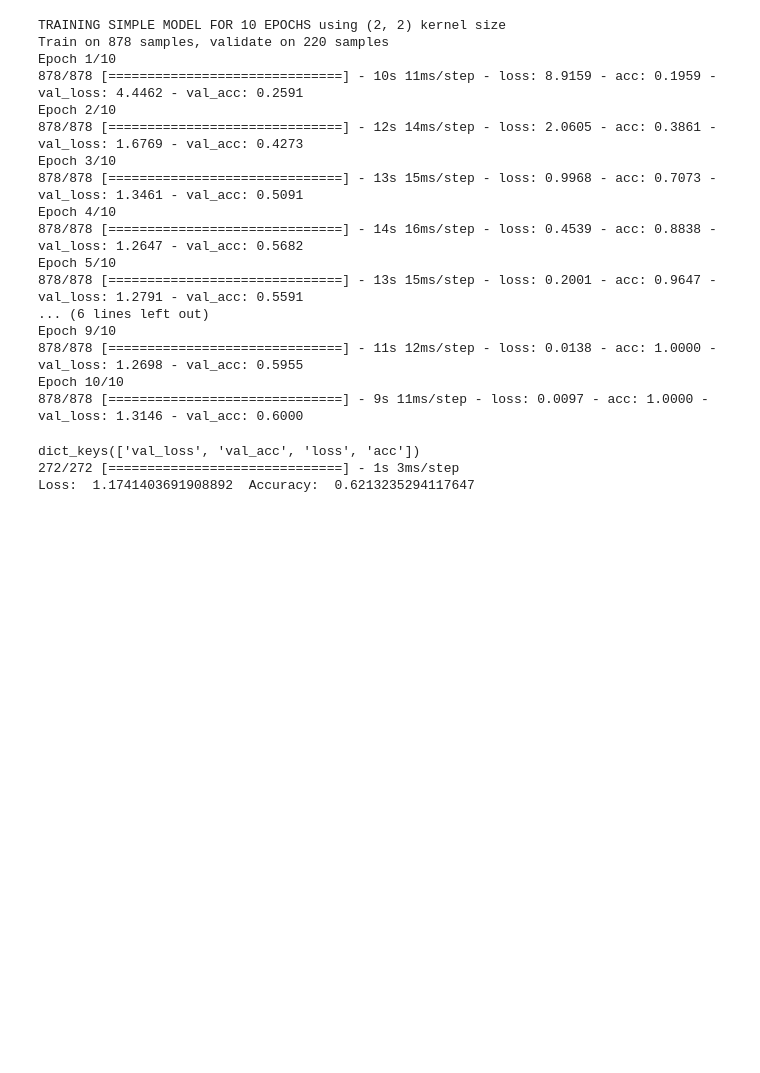
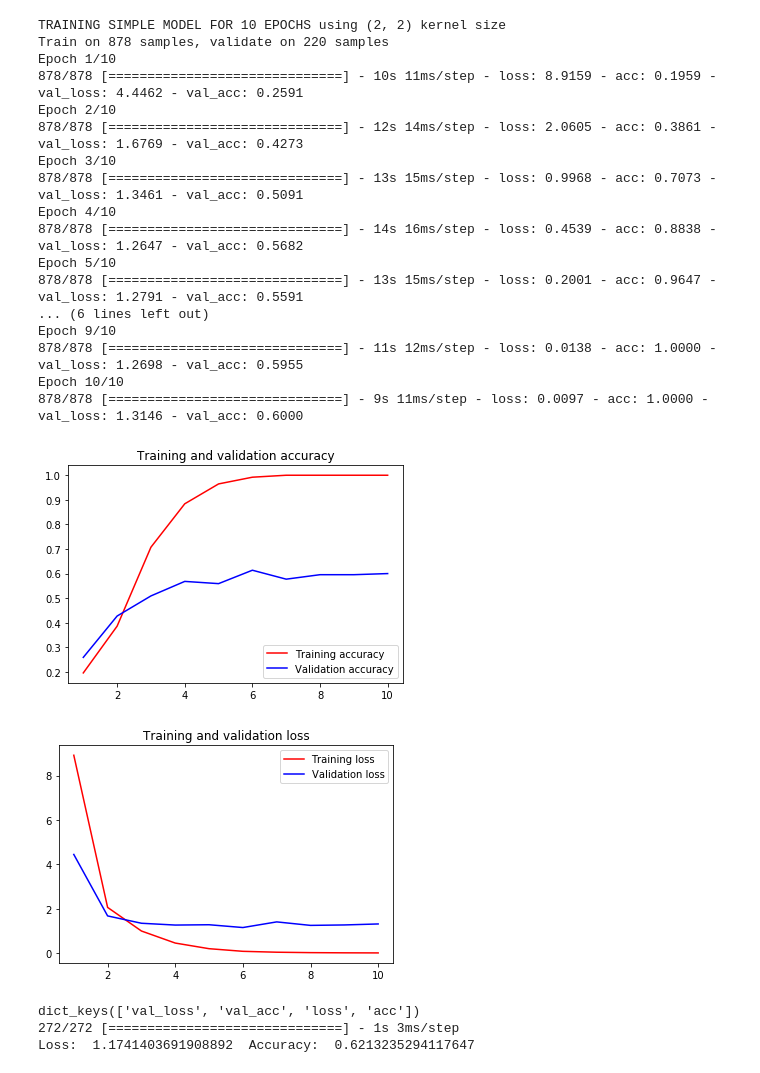
Before and after one commit to cfu288/monkey-classify, a Jupyter notebook: ModelNotebook-SimpleCNN-CF.ipynb, the cells around one changed output. Cells and saved outputs as stored; diff of their text form; code cells hidden in the pictures; blank space fills up the shorter version.

```diff
--- a/ModelNotebook-SimpleCNN-CF.ipynb
+++ b/ModelNotebook-SimpleCNN-CF.ipynb
@@ -89,6 +90,25 @@ TEST_CLS = np_utils.to_categorical(TEST_CLS, 10)
 # Shuffle the data
 shuffle_data(TRAIN_IMG, TRAIN_CLS)
 shuffle_data(TEST_IMG, TEST_CLS)
+# %%
+#Inc training data through image aug
+shift = 0.2
+#datagen = ImageDataGenerator()
+datagen = ImageDataGenerator(rotation_range=90)
+#datagen = ImageDataGenerator(width_shift_range=shift, height_shift_range=shift)
+#datagen = ImageDataGenerator(featurewise_center=True, featurewise_std_normalization=True)
+# fit parameters from data
+datagen.fit(TRAIN_IMG)
+# https://machinelearningmastery.com/image-augmentation-deep-learning-keras/
+
+for X_batch, y_batch in datagen.flow(TRAIN_IMG, TRAIN_CLS, batch_size=9):
+    # create a grid of 3x3 images
+    for i in range(0, 9):
+        pyplot.subplot(330 + 1 + i)
+        pyplot.imshow(X_batch[i].reshape(100, 100, 3), cmap=pyplot.get_cmap('gray'))
+    # show the plot
+    pyplot.show()
+    break
 # %%
 # Construct the model - MINST
 
@@ -233,3 +244,28 @@ Epoch 10/10
+# %%
+# TODO - Print a plot of loss and accuracy over epochs and learning rates
+# TODO - Print a plot of loss and accuracy over epochs and learning rates
+acc = history.history['acc']
+val_acc = history.history['val_acc']
+loss = history.history['loss']
+val_loss = history.history['val_loss']
+epochs = range(1, len(acc) + 1)
+
+plt.title('Training and validation accuracy')
+plt.plot(epochs, acc, 'red', label='Training accuracy')
+plt.plot(epochs, val_acc, 'blue', label='Validation accuracy')
+plt.legend()
+
+plt.figure()
+plt.title('Training and validation loss')
+plt.plot(epochs, loss, 'red', label='Training loss')
+plt.plot(epochs, val_loss, 'blue', label='Validation loss')
+
+plt.legend()
+
+plt.show()
+# %% [output]
+[figure, added]
+[figure, added]
 # %%
 #model = load_model('test_model.h5')
 
```
Also changed, not shown: parts of 5 cells of this notebook, 7 other files.
